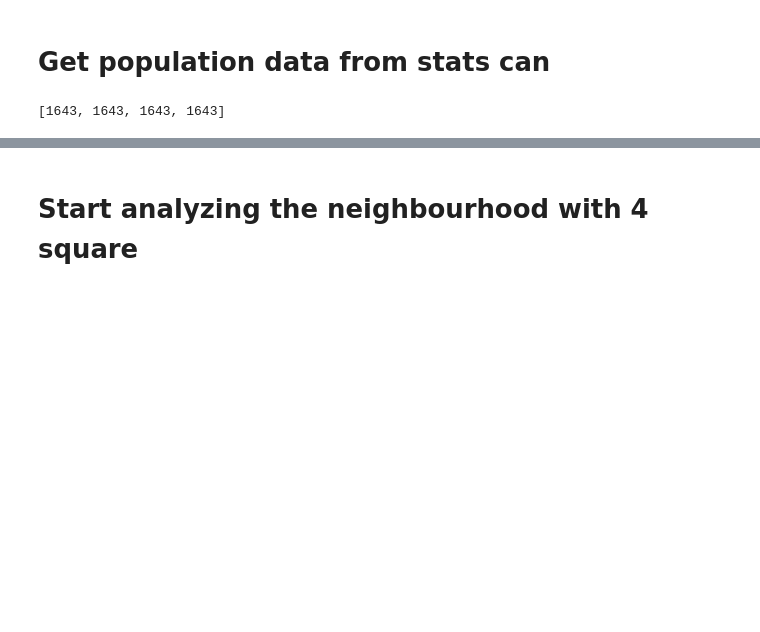
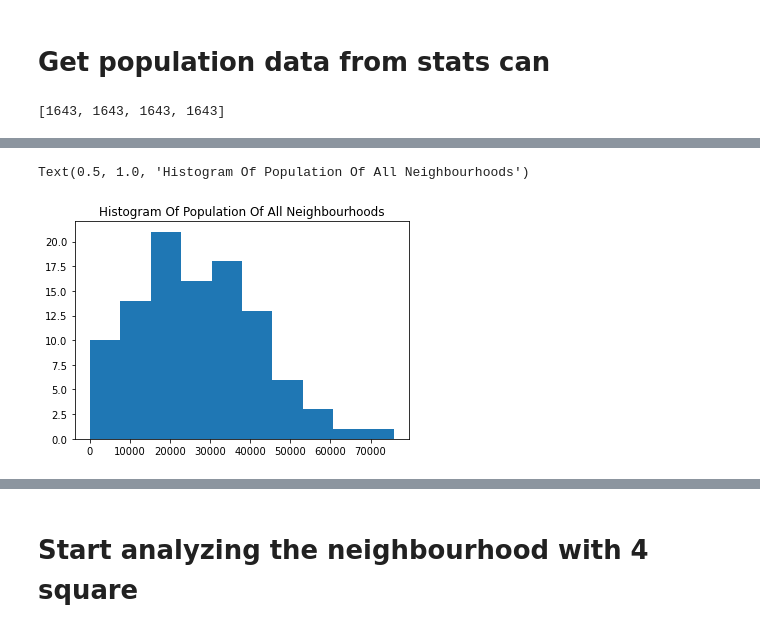
Before and after one commit to velocorapper/Coursera_Capstone, a Jupyter notebook: Coursera Capstone Final.ipynb, the cells around one changed output, grey strips where cells are left out. Saved outputs shown, nothing was run; the diff lists cells and outputs as text; code cells hidden in the pictures; blank space fills up the shorter version.

```diff
--- a/Coursera Capstone Final.ipynb
+++ b/Coursera Capstone Final.ipynb
@@ -328,0 +374,16 @@ See the caveats in the documentation: https://pandas.pydata.org/pandas-docs/stab
+# %%
+import matplotlib.pyplot as plt
+import seaborn as sns
+PopulationClub = clubhoods['Population']
+AllPopulation = neighbourhoods['Population']
+Plotdata = [CloseToClubsPrice]
+PlotTitles = ['Average Population Within 5km to Existing Club']
+
+#plt.hist(PopulationClub)
+#plt.title("Histogram Of Population Of Neighbourhoods With Existing Club")
+
+plt.hist(AllPopulation)
+plt.title("Histogram Of Population Of All Neighbourhoods")
+# %% [output]
+Text(0.5, 1.0, 'Histogram Of Population Of All Neighbourhoods')
+[figure, added]
```
Also changed, not shown: parts of 17 cells of this notebook, 1 other file.
